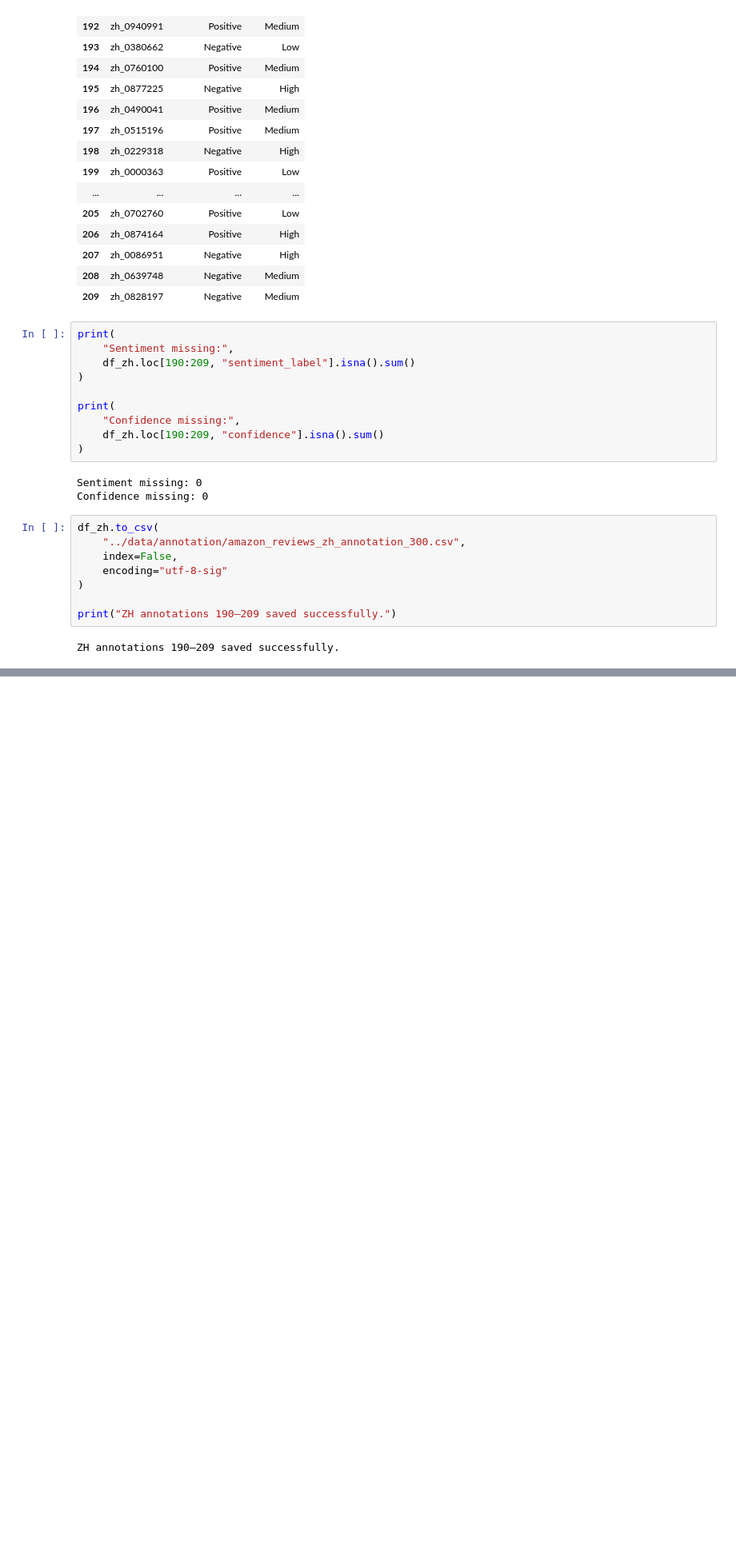
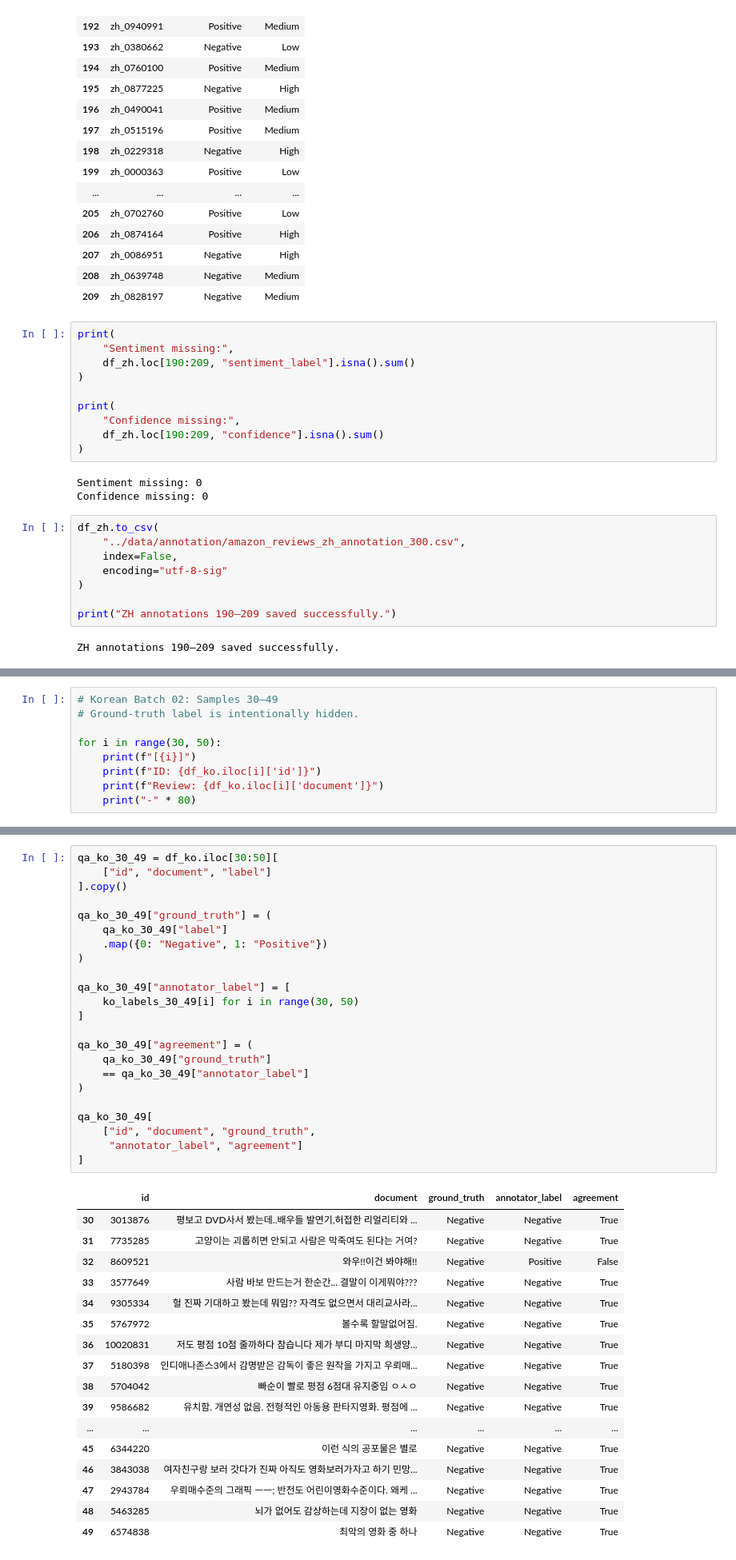
Before and after one commit to yoonjusong-analytics/data-labeling-portfolio, a Jupyter notebook: 01_multilingual_sentiment/notebooks/03_annotation_qa.ipynb, the cells around one changed output, grey strips where cells are left out. Shown at 80% size. Drawn from its saved outputs; the diff is of its cells as text; blank space fills up the shorter version.

```diff
--- a/01_multilingual_sentiment/notebooks/03_annotation_qa.ipynb
+++ b/01_multilingual_sentiment/notebooks/03_annotation_qa.ipynb
@@ -3047,0 +4350,9 @@ Total confidence missing: 90
+# %%
+# Korean Batch 02: Samples 30–49
+# Ground-truth label is intentionally hidden.
+
+for i in range(30, 50):
+    print(f"[{i}]")
+    print(f"ID: {df_ko.iloc[i]['id']}")
+    print(f"Review: {df_ko.iloc[i]['document']}")
+    print("-" * 80)
@@ -3047,0 +4400,41 @@ Total confidence missing: 90
+# %%
+qa_ko_30_49 = df_ko.iloc[30:50][
+    ["id", "document", "label"]
+].copy()
+
+qa_ko_30_49["ground_truth"] = (
+    qa_ko_30_49["label"]
+    .map({0: "Negative", 1: "Positive"})
+)
+
+qa_ko_30_49["annotator_label"] = [
+    ko_labels_30_49[i] for i in range(30, 50)
+]
+
+qa_ko_30_49["agreement"] = (
+    qa_ko_30_49["ground_truth"]
+    == qa_ko_30_49["annotator_label"]
+)
+
+qa_ko_30_49[
+    ["id", "document", "ground_truth",
+     "annotator_label", "agreement"]
+]
+# %% [output]
+|  | id | document | ground_truth | annotator_label | agreement |
+| 30 | 3013876 | 평보고 DVD사서 봤는데..배우들 발연기,허접한 리얼리티와 ... | Negative | Negative | True |
+| 31 | 7735285 | 고양이는 괴롭히면 안되고 사람은 막죽여도 된다는 거여? | Negative | Negative | True |
+| 32 | 8609521 | 와우!!이건 봐야해!! | Negative | Positive | False |
+| 33 | 3577649 | 사람 바보 만드는거 한순간... 결말이 이게뭐야??? | Negative | Negative | True |
+| 34 | 9305334 | 헐 진짜 기대하고 봤는데 뭐임?? 자격도 없으면서 대리교사라... | Negative | Negative | True |
+| 35 | 5767972 | 볼수록 할말없어짐. | Negative | Negative | True |
+| 36 | 10020831 | 저도 평점 10점 줄까하다 참습니다 제가 부디 마지막 희생양... | Negative | Negative | True |
+| 37 | 5180398 | 인디애나존스3에서 감명받은 감독이 좋은 원작을 가지고 우뢰매... | Negative | Negative | True |
+| 38 | 5704042 | 빠순이 빨로 평점 6점대 유지중임 ㅇㅅㅇ | Negative | Negative | True |
+| 39 | 9586682 | 유치함. 개연성 없음. 전형적인 아동용 판타지영화. 평점에 ... | Negative | Negative | True |
+| ... | ... | ... | ... | ... | ... |
+| 45 | 6344220 | 이런 식의 공포물은 별로 | Negative | Negative | True |
+| 46 | 3843038 | 여자친구랑 보러 갓다가 진짜 아직도 영화보러가자고 하기 민망... | Negative | Negative | True |
+| 47 | 2943784 | 우뢰매수준의 그래픽 ㅡㅡ; 반전도 어린이영화수준이다. 왜케 ... | Negative | Negative | True |
+| 48 | 5463285 | 뇌가 없어도 감상하는데 지장이 없는 영화 | Negative | Negative | True |
+| 49 | 6574838 | 최악의 영화 중 하나 | Negative | Negative | True |
```
Also changed, not shown: parts of 87 cells of this notebook, 4 other files.
